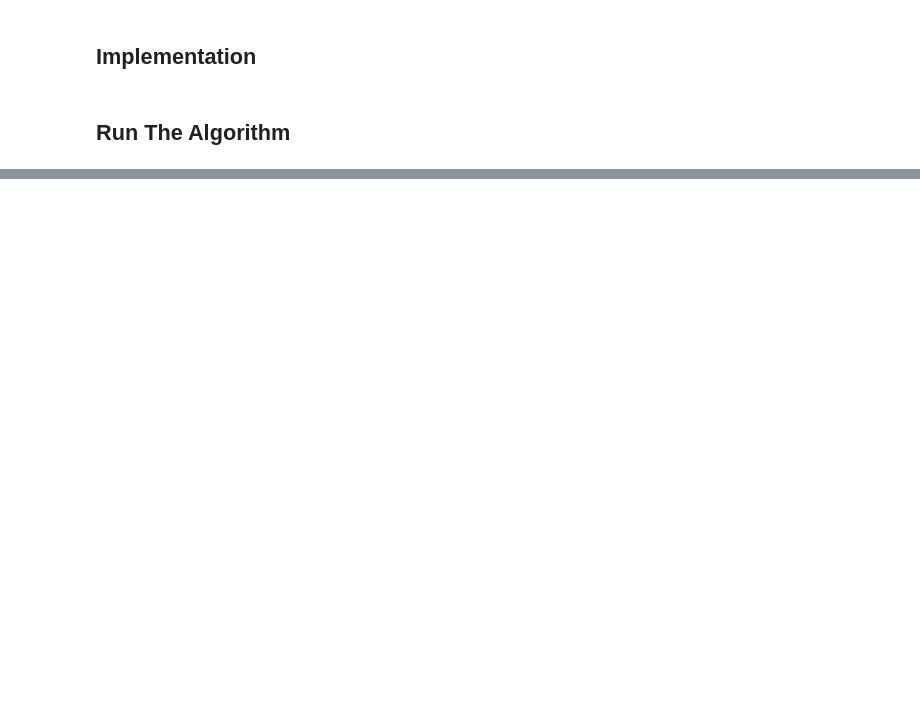
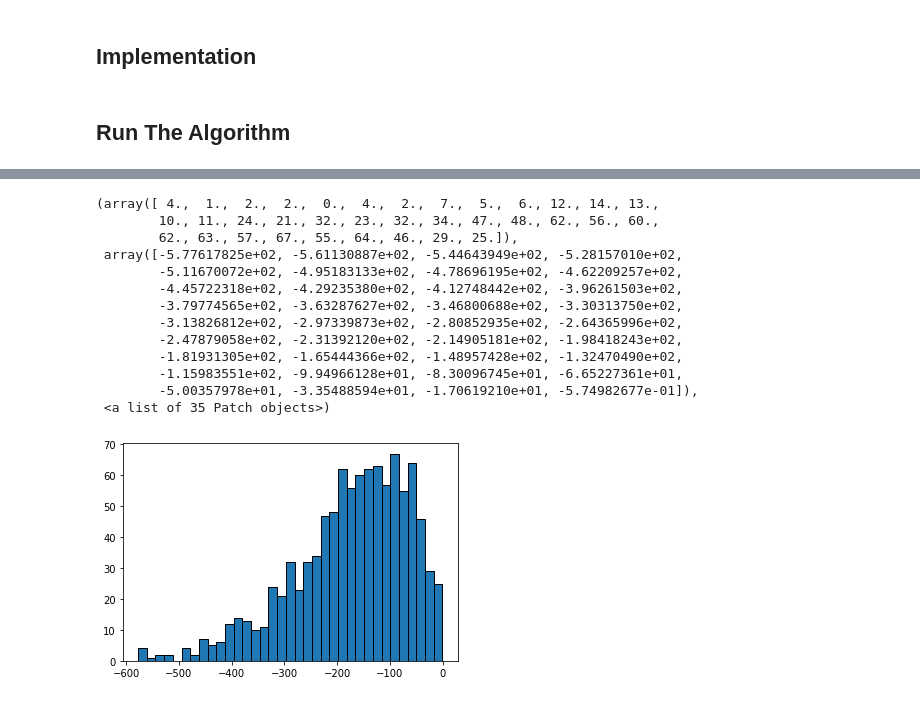
Before and after one commit to Seb-Good/mcmc_from_scratch, a Jupyter notebook: notebooks/mcmc_from_scratch.ipynb, the cells around one changed output, grey strips where cells are left out. Saved outputs shown, nothing was run; the diff lists cells and outputs as text; code cells hidden in the pictures; blank space fills up the shorter version.

```diff
--- a/notebooks/mcmc_from_scratch.ipynb
+++ b/notebooks/mcmc_from_scratch.ipynb
@@ -157,0 +211,23 @@ plt.show()
+# %%
+x = (1.3, 0.5)
+data = observation
+
+
+out = -np.log(x[1] * np.sqrt(2 * np.pi)) - ((data - x[0])**2) / (2 * x[1]**2)
+
+plt.hist(out, 35, edgecolor='k')
+# %% [output]
+(array([ 4.,  1.,  2.,  2.,  0.,  4.,  2.,  7.,  5.,  6., 12., 14., 13.,
+        10., 11., 24., 21., 32., 23., 32., 34., 47., 48., 62., 56., 60.,
+        62., 63., 57., 67., 55., 64., 46., 29., 25.]),
+ array([-5.77617825e+02, -5.61130887e+02, -5.44643949e+02, -5.28157010e+02,
+        -5.11670072e+02, -4.95183133e+02, -4.78696195e+02, -4.62209257e+02,
+        -4.45722318e+02, -4.29235380e+02, -4.12748442e+02, -3.96261503e+02,
+        -3.79774565e+02, -3.63287627e+02, -3.46800688e+02, -3.30313750e+02,
+        -3.13826812e+02, -2.97339873e+02, -2.80852935e+02, -2.64365996e+02,
+        -2.47879058e+02, -2.31392120e+02, -2.14905181e+02, -1.98418243e+02,
+        -1.81931305e+02, -1.65444366e+02, -1.48957428e+02, -1.32470490e+02,
+        -1.15983551e+02, -9.94966128e+01, -8.30096745e+01, -6.65227361e+01,
+        -5.00357978e+01, -3.35488594e+01, -1.70619210e+01, -5.74982677e-01]),
+ <a list of 35 Patch objects>)
+[figure, added]
```
Also changed, not shown: parts of 14 cells of this notebook.
